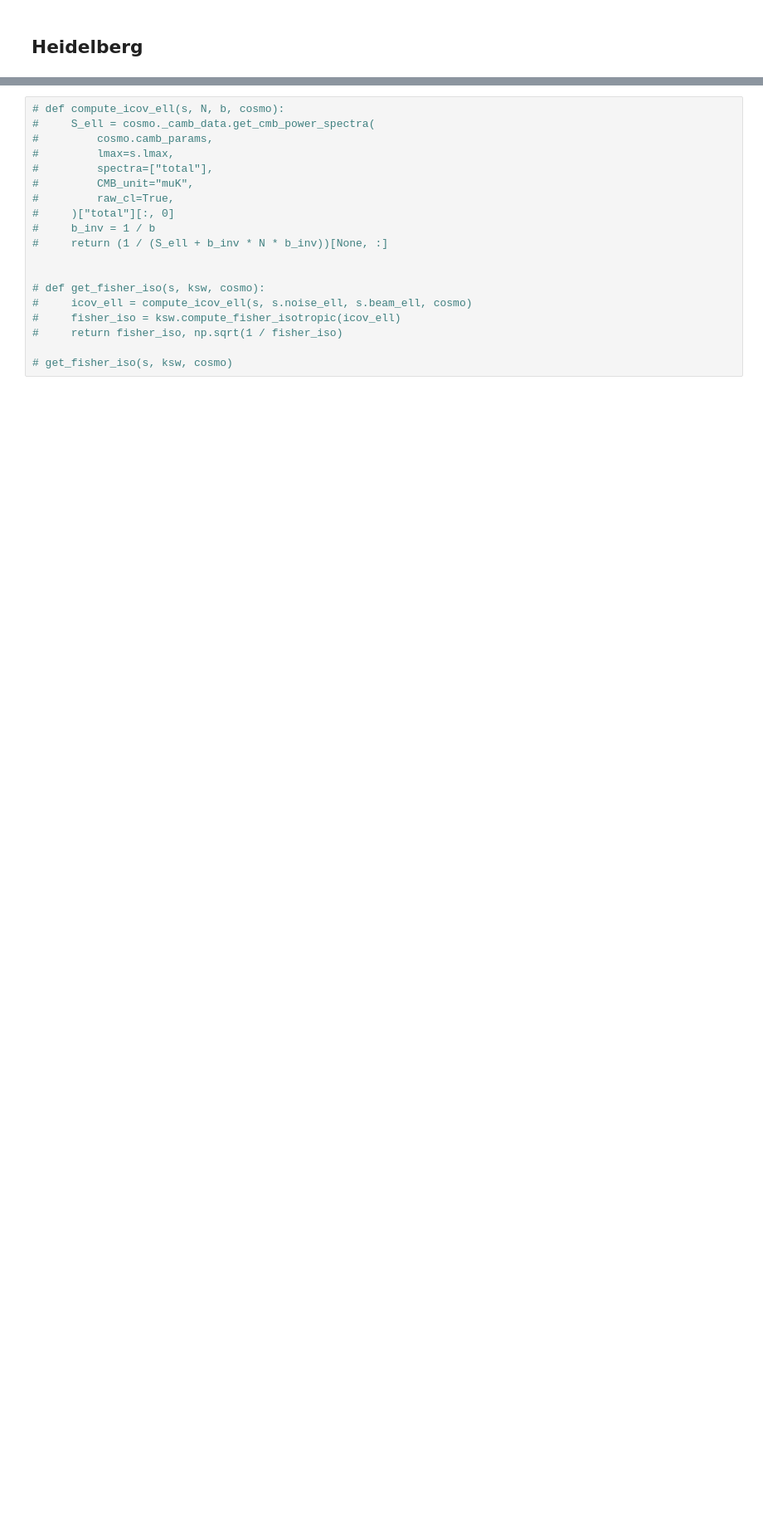
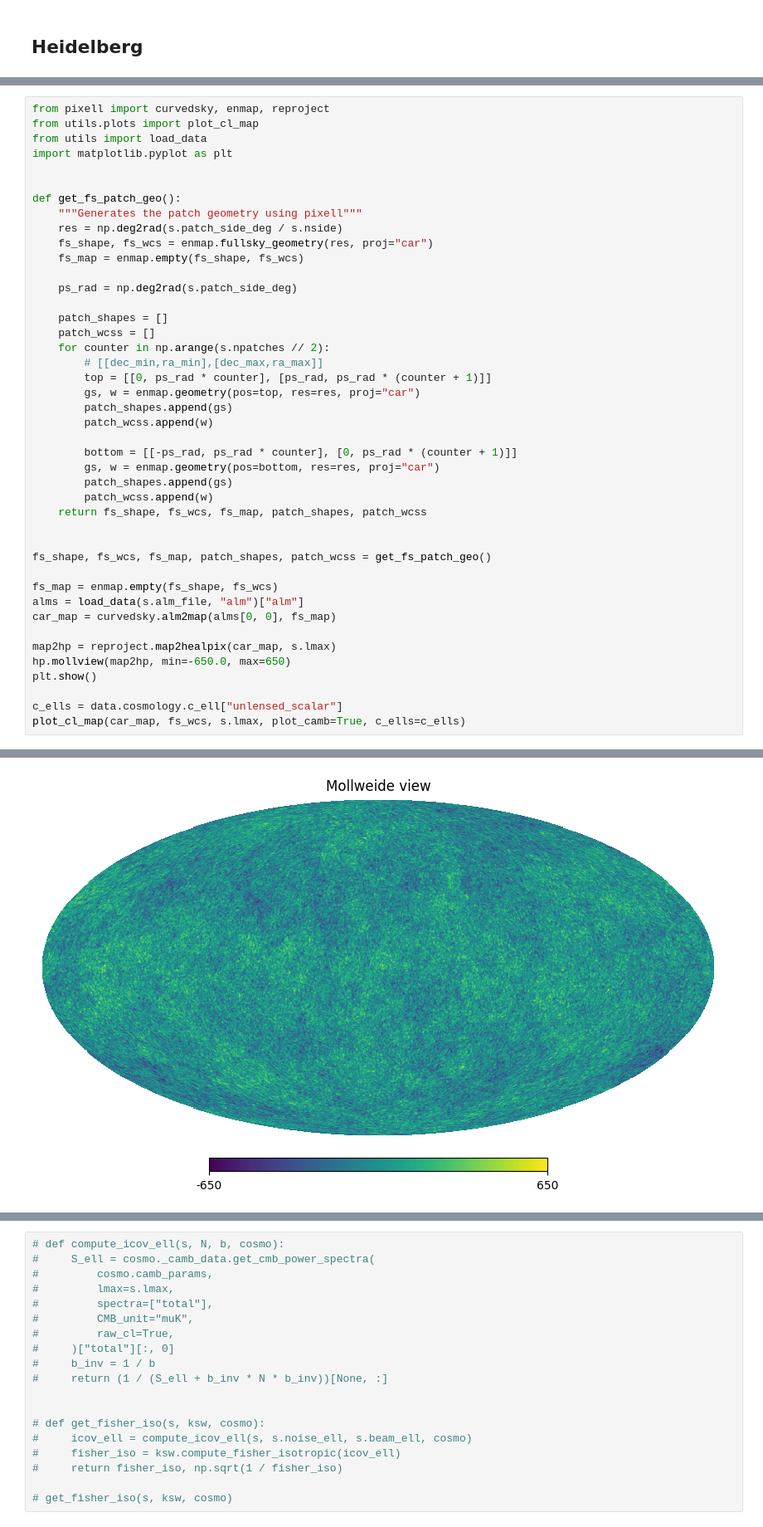
Before and after one commit to JBrandonS/MLPNG, a Jupyter notebook: estimator.ipynb, the cells around one changed output, grey strips where cells are left out. Shown at 83% size. Cells and saved outputs as stored; diff of their text form; blank space fills up the shorter version.

```diff
--- a/estimator.ipynb
+++ b/estimator.ipynb
@@ -285,0 +285,44 @@ ksw, data, icov, cosmo = setup_ksw(s)
+# %%
+from pixell import curvedsky, enmap, reproject
+from utils.plots import plot_cl_map
+from utils import load_data
+import matplotlib.pyplot as plt
+
+
+def get_fs_patch_geo():
+    """Generates the patch geometry using pixell"""
+    res = np.deg2rad(s.patch_side_deg / s.nside)
+    fs_shape, fs_wcs = enmap.fullsky_geometry(res, proj="car")
+    fs_map = enmap.empty(fs_shape, fs_wcs)
+
+    ps_rad = np.deg2rad(s.patch_side_deg)
+
+    patch_shapes = []
+    patch_wcss = []
+    for counter in np.arange(s.npatches // 2):
+        # [[dec_min,ra_min],[dec_max,ra_max]]
+        top = [[0, ps_rad * counter], [ps_rad, ps_rad * (counter + 1)]]
+        gs, w = enmap.geometry(pos=top, res=res, proj="car")
+        patch_shapes.append(gs)
+        patch_wcss.append(w)
+
+        bottom = [[-ps_rad, ps_rad * counter], [0, ps_rad * (counter + 1)]]
+        gs, w = enmap.geometry(pos=bottom, res=res, proj="car")
+        patch_shapes.append(gs)
+        patch_wcss.append(w)
+    return fs_shape, fs_wcs, fs_map, patch_shapes, patch_wcss
+
+
+fs_shape, fs_wcs, fs_map, patch_shapes, patch_wcss = get_fs_patch_geo()
+
+fs_map = enmap.empty(fs_shape, fs_wcs)
+alms = load_data(s.alm_file, "alm")["alm"]
+car_map = curvedsky.alm2map(alms[0, 0], fs_map)
+
+map2hp = reproject.map2healpix(car_map, s.lmax)
+hp.mollview(map2hp, min=-650.0, max=650)
+plt.show()
+
+c_ells = data.cosmology.c_ell["unlensed_scalar"]
+plot_cl_map(car_map, fs_wcs, s.lmax, plot_camb=True, c_ells=c_ells)
+# %% [output]
@@ -285,0 +331 @@ ksw, data, icov, cosmo = setup_ksw(s)
+[figure, added]
```
Also changed, not shown: parts of 3 cells of this notebook, 8 other files.
